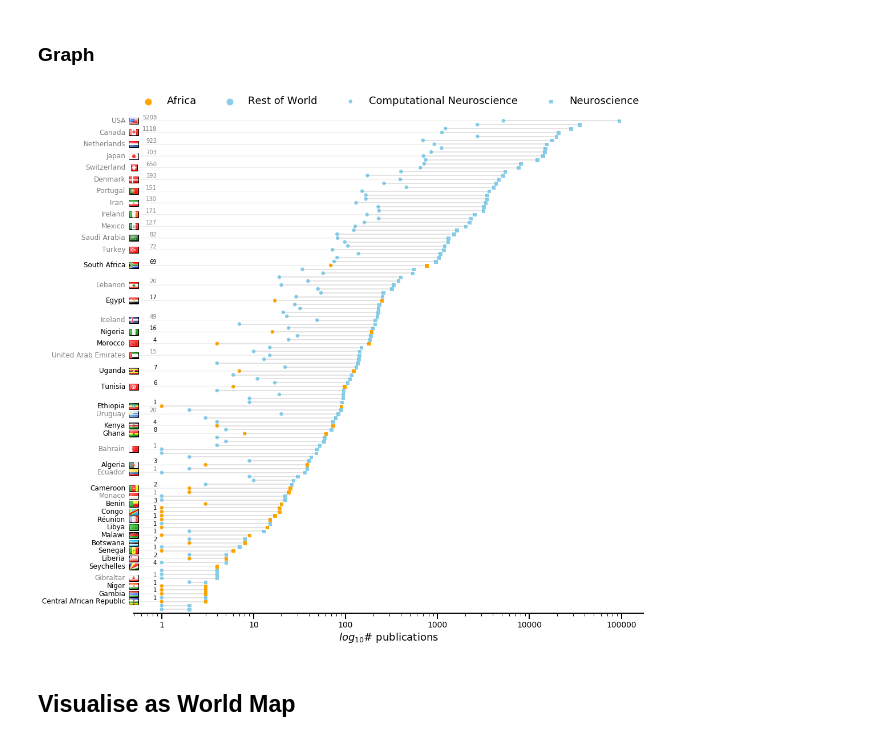
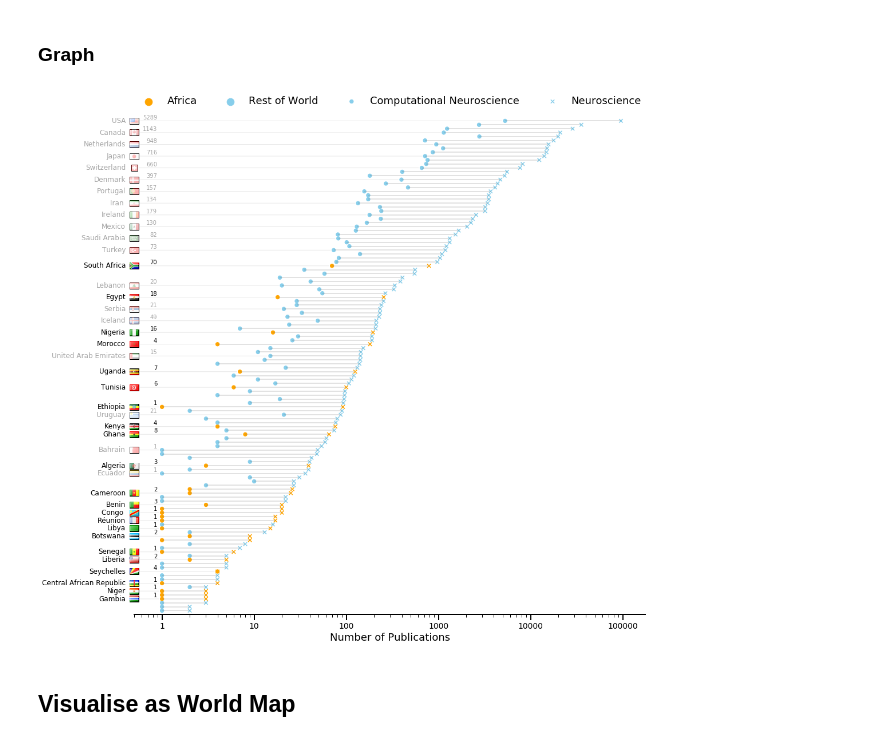
Before and after one commit to ChrisCurrin/comp_neuro_count_countries, a Jupyter notebook: comp_neuro_viz.ipynb, the cells around one changed output. Cells and saved outputs as stored; diff of their text form; code cells hidden in the pictures.

```diff
--- a/comp_neuro_viz.ipynb
+++ b/comp_neuro_viz.ipynb
@@ -151,15 +151,17 @@ country_codes
 base_url = "https://eutils.ncbi.nlm.nih.gov/entrez/eutils/esearch.fcgi?db=pubmed&term="
 def get_number_results_from_pubmed(base_search_term, country_name=None, _num_tries=0):
     try:
-
         if country_name is None:
             result = requests.get(f'{base_url}{base_search_term}')
         else:
             result = requests.get(f'{base_url}{base_search_term}+AND+("{country_name}"[ad]')
-    except ConnectionError as e:
+    except Exception as e:
+        import time
+        print(_num_tries, end=' ')
         if _num_tries>10:
             raise
         else:
+            time.sleep(1) # pause for 1 sec
             return get_number_results_from_pubmed(base_search_term,
                                                   country_name=country_name,
                                                   _num_tries=_num_tries+1)
@@ -330,6 +332,14 @@ my_range=range(1,len(df.index)+1)
 df['count'] = df['count_cn']+df['count_neuro']
 # persist the sort
 df = df.sort_values(by=['count_neuro','count_cn'])
+
+def apply_alpha(arr_img,alpha=1.):
+    """Helper method to apply an alpha to a numpy array image"""
+    new_arr_img = np.zeros(shape=(arr_img.shape[0],arr_img.shape[1],4),dtype=arr_img.dtype)
+    for i,m in enumerate(arr_img):
+        for j,n in enumerate(m):
+            new_arr_img[i][j] = np.append(arr_img[i][j],alpha)
+    return new_arr_img
 # %% [markdown]
 ### main code block
 # %%
@@ -353,7 +363,7 @@ def plot_lollipop(ordered_df,figsize=(10,10),log=True,hlines=False,
     factor = neuro_max_lim/cn_max_lim
 
     # Change color if in Africa
-    my_size=np.where(ordered_df['region']=='Africa', 30, 30)
+    my_size=np.where(ordered_df['region']=='Africa', 40, 40)
     my_color=np.where(ordered_df['region']=='Africa', 'orange', 'skyblue') # or skyblue
     indx_africa = np.where(my_color=='orange')[0][0]
     indx_row = np.where(my_color=='skyblue')[0][0]
@@ -393,7 +403,7 @@ def plot_lollipop(ordered_df,figsize=(10,10),log=True,hlines=False,
         ax_i.scatter([], [], color='skyblue', s=my_size*(4 if i>=0 else 1), alpha=alpha,
                    label='Rest of World')
         # plot computational neuroscience points
-        ax_i.scatter(ordered_df['count_cn'], my_range, color=my_color, s=my_size*(4 if i>0 else 1), alpha=alpha,
+        ax_i.scatter(ordered_df['count_cn'], my_range, color=my_color, marker='o', s=my_size*(4 if i>0 else 1), alpha=alpha,
                    label=cols['count_cn'])
 
 
@@ -413,7 +423,7 @@ def plot_lollipop(ordered_df,figsize=(10,10),log=True,hlines=False,
 
     for i, ax_i in enumerate([ax]+axins):
         # plot neuroscience points
-        ax_i.scatter(ordered_df['count_neuro'], my_range, color=my_color, marker='s', s=my_size*(4 if i>0 else 1),
+        ax_i.scatter(ordered_df['count_neuro'], my_range, color=my_color, marker='x', s=my_size*(4 if i>0 else 1),
                      alpha=alpha,
                      label=cols['count_neuro'])
 
@@ -437,7 +447,7 @@ def plot_lollipop(ordered_df,figsize=(10,10),log=True,hlines=False,
     if log:
         # change scale to 1,10,100,etc. instead of 10^0,10^1,10^2,etc.
         ax.get_xaxis().set_major_formatter(FormatStrFormatter("%.0f"))
-        ax.set_xlabel('$log_{10}\# $ publications')
+        ax.set_xlabel('Number of Publications')
         ax.spines['left'].set_color('none')
         ax.get_yaxis().set_visible(False)
     else:
@@ -538,6 +548,8 @@ def plot_lollipop(ordered_df,figsize=(10,10),log=True,hlines=False,
 
         # link zooms to main axis
         mark_inset(ax, axin, loc1=1, loc2=2, fc="none", ec="0.5")
+
+    # add flags
     if bold_labels is None:
         bold_labels = []
     if labels is not None:
@@ -561,7 +573,7 @@ def plot_lollipop(ordered_df,figsize=(10,10),log=True,hlines=False,
             alpha = 1
             if i not in bold_labels:
                 # 50% opacity
-                alpha=0.5
+                alpha=0.35
 
             # add flag
             indx = ordered_df.iloc[i].name.lower()
@@ -569,6 +581,7 @@ def plot_lollipop(ordered_df,figsize=(10,10),log=True,hlines=False,
                 indx='us'
             try:
                 arr_img = plt.imread(f"famfamfam_flag_icons/png/{indx}.png", format='png')
+                arr_img = apply_alpha(arr_img, alpha)
             except:
                 print(indx,ordered_df.iloc[i]['name'])
                 continue
@@ -614,36 +627,36 @@ def plot_lollipop(ordered_df,figsize=(10,10),log=True,hlines=False,
 # %%
 df = df.sort_values(by=['count_neuro','count_cn'])
 temp = df[df['count_neuro']>0]
 initial = list(np.where(df['region']=='Africa')[0])
 start, stop = 2,temp.index.size
 # stop+=step
 step=3
 labels = list(set(list(range(start, stop, step))+initial))
 
-remove = ['Chile','Cuba','Colombia', 'Slovenia', 'Bulgaria','Philippines','Iraq','Bangladesh',
-          'Venezuela ','Latvia','Czechia','Mauritius','Congo','Sudan',
-          'Mali','Moldova ','Viet Nam']
+remove = ['Chile','Colombia', 'Slovenia', 'Bulgaria','Philippines','Malta','Bangladesh',
+          'Sri Lanka','Latvia','Czechia','Mauritius','Congo','Sudan',
+          'Mali','Moldova ','Montenegro','Monaco','Viet Nam','Malawi','Fiji','Guadeloupe','Gibraltar']
 
 tmp_df = df.copy()
 tmp_df['i'] = range(len(df))
 tmp_df = tmp_df.iloc[labels]
 tmp_df = tmp_df[~tmp_df['name'].isin(remove)]
 labels = tmp_df['i'].values
 
-plot_lollipop(temp,
+arr_img = plot_lollipop(temp,
               figsize=(16,16),
               hlines=True,
               num_in_zoom=5,
               indices=[],
               labels=labels,
               bold_labels=initial)
 plt.savefig("graph.svg", dpi='figure', facecolor=None, edgecolor='w',
         orientation='portrait', papertype='A4', format=None,
         transparent=True, bbox_inches='tight', pad_inches=0.1,
         frameon=False)
 plt.show()
 # %% [output]
-[figure, old version]
+[figure, new version]
 # %% [markdown]
 ## Visualise as World Map
 # %%
```
Also changed, not shown: parts of 9 cells of this notebook, 8 other files.
